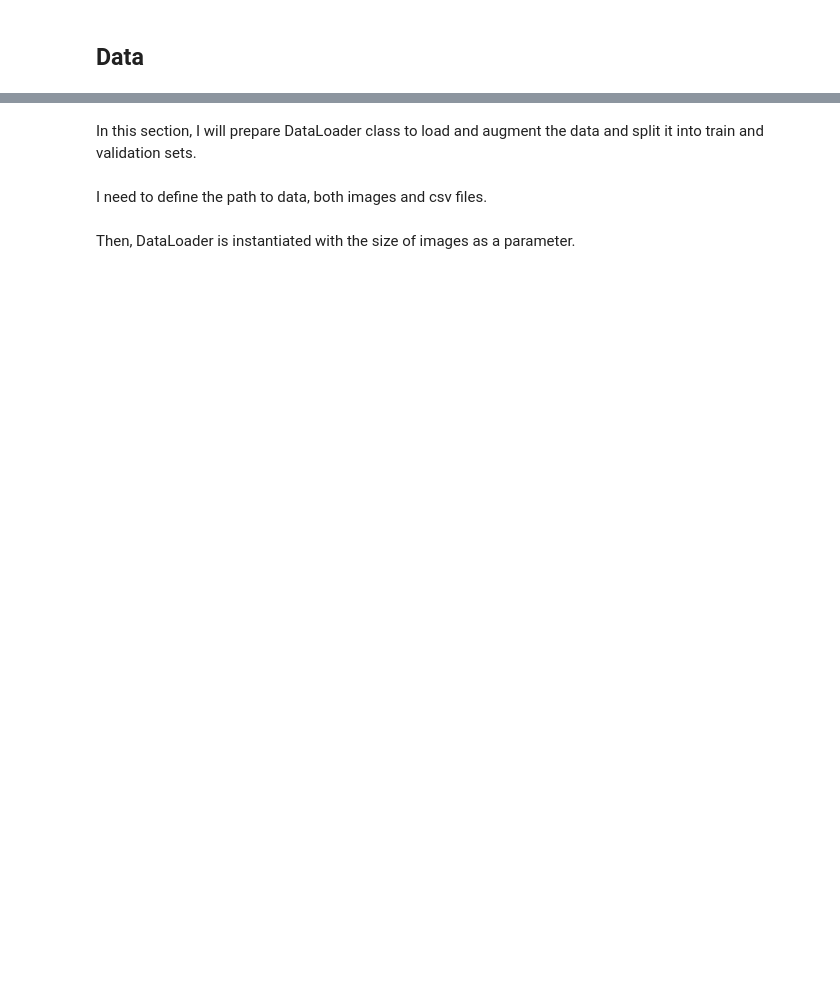
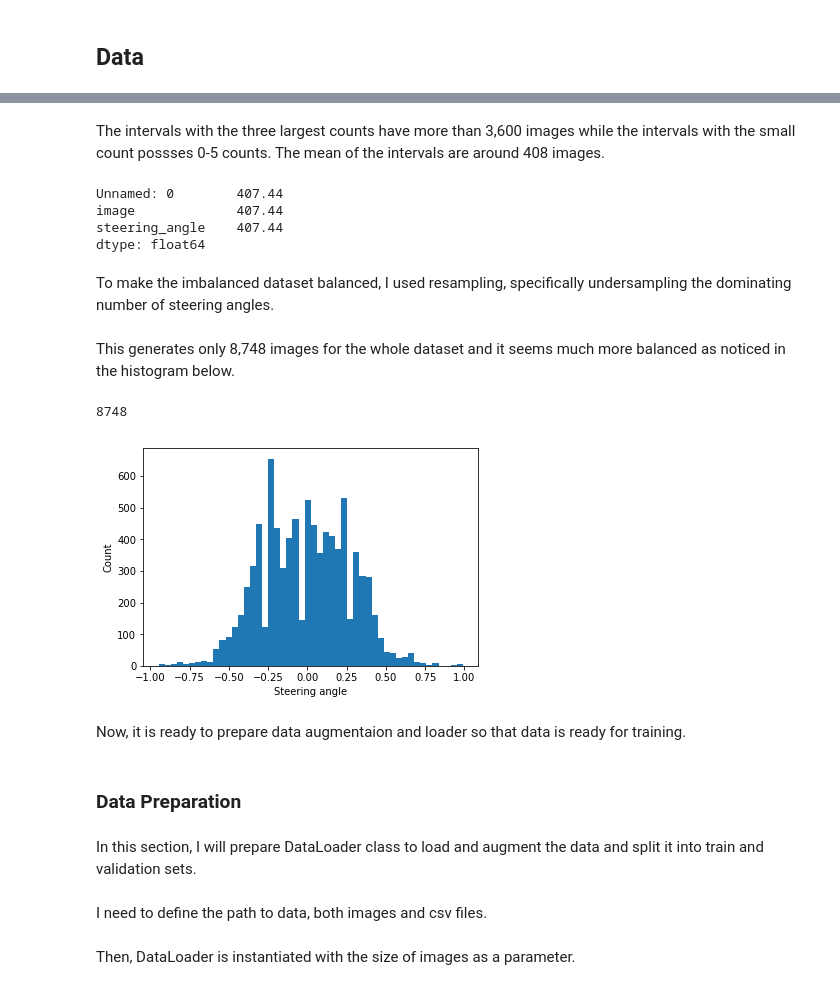
Before and after one commit to YJAJ/Udacity_Self_Driving_Car_Engineer_Projects, a Jupyter notebook: Driving_behavioral_cloning/Behavioural_Cloning_Project.ipynb, the cells around one changed output, grey strips where cells are left out. Saved outputs shown, nothing was run; the diff lists cells and outputs as text; code cells hidden in the pictures; blank space fills up the shorter version.

Commit message:
Draft ready for submission

```diff
--- a/Driving_behavioral_cloning/Behavioural_Cloning_Project.ipynb
+++ b/Driving_behavioral_cloning/Behavioural_Cloning_Project.ipynb
@@ -37,0 +163,11 @@ np.random.seed(42)
+# %% [markdown]
+The intervals with the three largest counts have more than 3,600 images while the intervals with the small count possses 0-5 counts. The mean of the intervals are around 408 images.
+# %%
+origin_df.groupby(pd.cut(origin_df['steering_angle'], ranges)).count().mean()
+# %% [output]
+Unnamed: 0        407.44
+image             407.44
+steering_angle    407.44
+dtype: float64
+# %% [markdown]
+To make the imbalanced dataset balanced, I used resampling, specifically undersampling the dominating number of steering angles.
@@ -38,3 +184,22 @@ np.random.seed(42)
+# %% [markdown]
+This generates only 8,748 images for the whole dataset and it seems much more balanced as noticed in the histogram below.
+# %%
+resampled.shape[0]
+# %% [output]
+8748
+# %%
+resampled_df = pd.read_csv('add_data/origin_dir/resampled_log.csv')
+# %%
+histogram = plt.hist(resampled_df['steering_angle'], bins=50)
+plt.xlabel("Steering angle")
+plt.ylabel("Count")
+plt.show(histogram)
+# %% [output]
+[figure, added]
+# %% [markdown]
+Now, it is ready to prepare data augmentaion and loader so that data is ready for training.
+# %% [markdown]
+### Data Preparation
 # %% [markdown]
 In this section, I will prepare DataLoader class to load and augment the data and split it into train and validation sets.
 # %%
```
Also changed, not shown: parts of 59 cells of this notebook, 18 other files.
